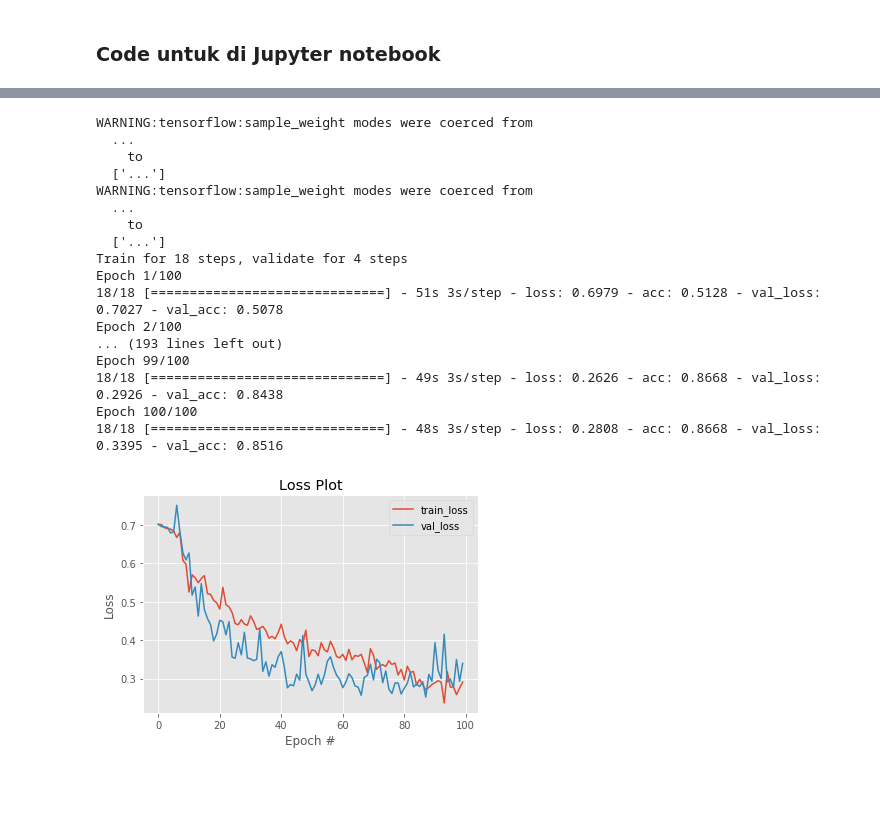
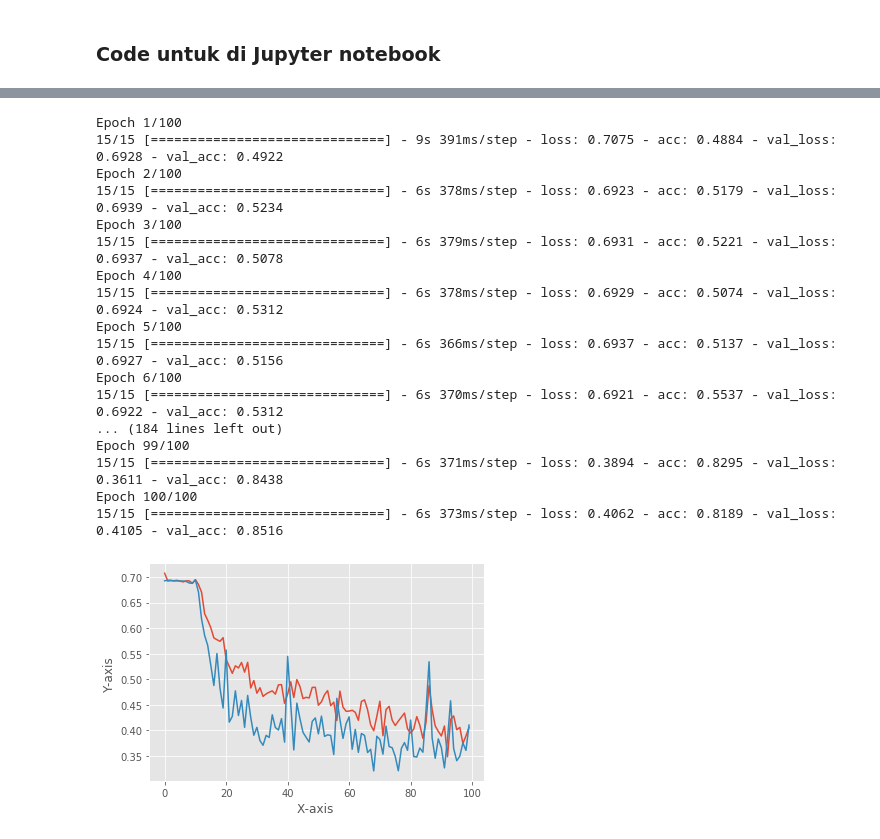
Before and after one commit to muhfadh/Tugas_Praktikum_ML_A_297-233, a Jupyter notebook: Code/Acral Melanoma.ipynb, the cells around one changed output, grey strips where cells are left out. Drawn from its saved outputs; the diff is of its cells as text; code cells hidden in the pictures; blank space fills up the shorter version.

```diff
--- a/Code/Acral Melanoma.ipynb
+++ b/Code/Acral Melanoma.ipynb
@@ -73,14 +38,17 @@ val_datagen = ImageDataGenerator(
 # %%
 batch_size=32
 train_dataset = train_datagen.flow_from_directory(batch_size=batch_size,
-                                                 directory='D:/DATA KULIAH/SEMESTER 7/Pembelajaran Mesin/Praktikum/Dataset/',
+                                                 directory='C:/Users/Fadhlan/Pembelajaran Mesin/Dataset/preprocess melanoma/training/',
                                                  target_size=(224, 224),
-                                                 subset="training",
                                                  class_mode='binary')
 
 validation_dataset = val_datagen.flow_from_directory(batch_size=batch_size,
-                                                 directory='D:/DATA KULIAH/SEMESTER 7/Pembelajaran Mesin/Praktikum/Dataset/',
+                                                 directory='C:/Users/Fadhlan/Pembelajaran Mesin/Dataset/preprocess melanoma/validation/',
                                                  target_size=(224, 224),
-                                                 subset="validation",
                                                  class_mode='binary')
+
+test_dataset = test_datagen.flow_from_directory(batch_size=batch_size,
+                                                 directory='C:/Users/Fadhlan/Pembelajaran Mesin/Dataset/preprocess melanoma/testing/',
+                                                 target_size=(224, 224),
+                                                 class_mode='binary')
 # %% [output]
@@ -133,35 +102,49 @@ _________________________________________________________________
 model_1.compile(optimizer=Adam(learning_rate=0.001),
               loss='binary_crossentropy',
               metrics=['acc'])
-history_model_1 = model_1.fit(train_dataset, epochs = 100, steps_per_epoch = 580//batch_size, validation_steps = 144//batch_size ,validation_data=validation_dataset)
+callback = EarlyStopping(
+    monitor="val_acc",
+    patience=50,
+    verbose=1,
+    restore_best_weights=True,
+)
+train_step_size = train_dataset.n // train_dataset.batch_size
+val_step_size = validation_dataset.n // validation_dataset.batch_size
+history_model_1 = model_1.fit(train_dataset, epochs = 100, steps_per_epoch = train_step_size, validation_steps = val_step_size ,validation_data=validation_dataset, callbacks=[callback])
 # %% [output]
-WARNING:tensorflow:sample_weight modes were coerced from
-  ...
-    to
-  ['...']
-WARNING:tensorflow:sample_weight modes were coerced from
-  ...
-    to
-  ['...']
-Train for 18 steps, validate for 4 steps
 Epoch 1/100
-18/18 [==============================] - 51s 3s/step - loss: 0.6979 - acc: 0.5128 - val_loss: 0.7027 - val_acc: 0.5078
+15/15 [==============================] - 9s 391ms/step - loss: 0.7075 - acc: 0.4884 - val_loss: 0.6928 - val_acc: 0.4922
 Epoch 2/100
-... (193 lines left out)
+15/15 [==============================] - 6s 378ms/step - loss: 0.6923 - acc: 0.5179 - val_loss: 0.6939 - val_acc: 0.5234
+Epoch 3/100
+15/15 [==============================] - 6s 379ms/step - loss: 0.6931 - acc: 0.5221 - val_loss: 0.6937 - val_acc: 0.5078
+Epoch 4/100
+15/15 [==============================] - 6s 378ms/step - loss: 0.6929 - acc: 0.5074 - val_loss: 0.6924 - val_acc: 0.5312
+Epoch 5/100
+15/15 [==============================] - 6s 366ms/step - loss: 0.6937 - acc: 0.5137 - val_loss: 0.6927 - val_acc: 0.5156
+Epoch 6/100
+15/15 [==============================] - 6s 370ms/step - loss: 0.6921 - acc: 0.5537 - val_loss: 0.6922 - val_acc: 0.5312
+... (184 lines left out)
 Epoch 99/100
-18/18 [==============================] - 49s 3s/step - loss: 0.2626 - acc: 0.8668 - val_loss: 0.2926 - val_acc: 0.8438
+15/15 [==============================] - 6s 371ms/step - loss: 0.3894 - acc: 0.8295 - val_loss: 0.3611 - val_acc: 0.8438
 Epoch 100/100
-18/18 [==============================] - 48s 3s/step - loss: 0.2808 - acc: 0.8668 - val_loss: 0.3395 - val_acc: 0.8516
+15/15 [==============================] - 6s 373ms/step - loss: 0.4062 - acc: 0.8189 - val_loss: 0.4105 - val_acc: 0.8516
 # %%
 import matplotlib.pyplot as plt
 import numpy as np
 plt.style.use("ggplot")
-plt.plot(np.arange(0, 100), history_model_1.history["loss"], label="train_loss")
-plt.plot(np.arange(0, 100), history_model_1.history["val_loss"], label="val_loss")
-plt.title("Loss Plot")
-plt.xlabel("Epoch #")
-plt.ylabel("Loss")
-plt.legend()
-plt.show()
+fig, ax = plt.subplots()
+xpoints = np.arange(0, 100)
+ypoints = history_model_1.history["loss"]
+ypoints2 = history_model_1.history["val_loss"]
+plt.plot(xpoints, ypoints, label="train_loss")
+plt.plot(xpoints, ypoints2, label="val_loss")
+plt.ylabel("Y-axis ")
+plt.xlabel("X-axis ")
+
+image_format = 'svg'
+image_name = 'model-1-loss.svg'
+
+fig.savefig(image_name, format=image_format, dpi=1200)
 # %% [output]
-[figure, old version]
+[figure, new version]
```
Also changed, not shown: parts of 19 cells of this notebook, 2 other files.
